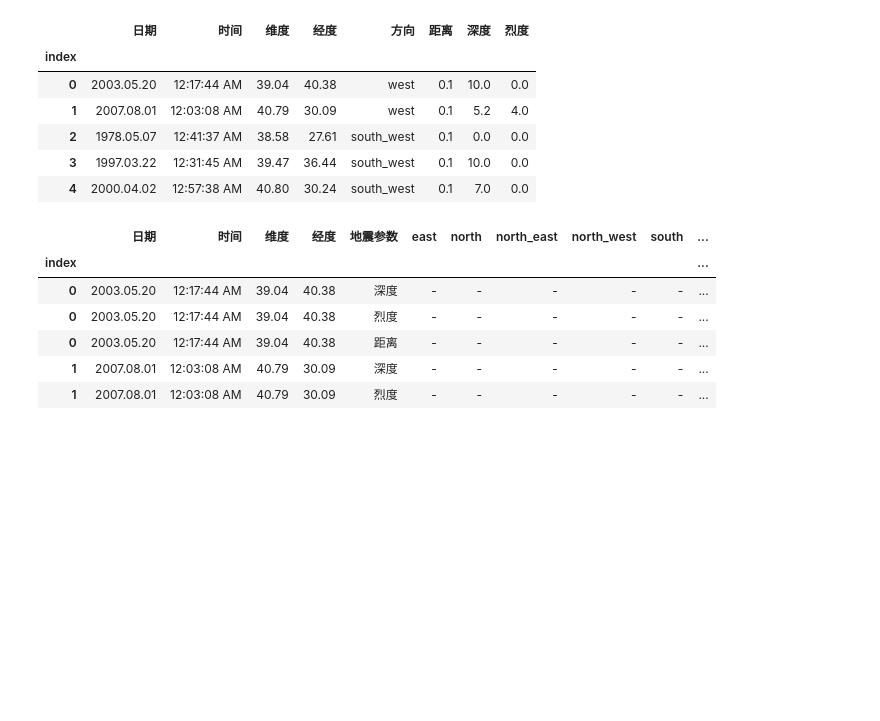
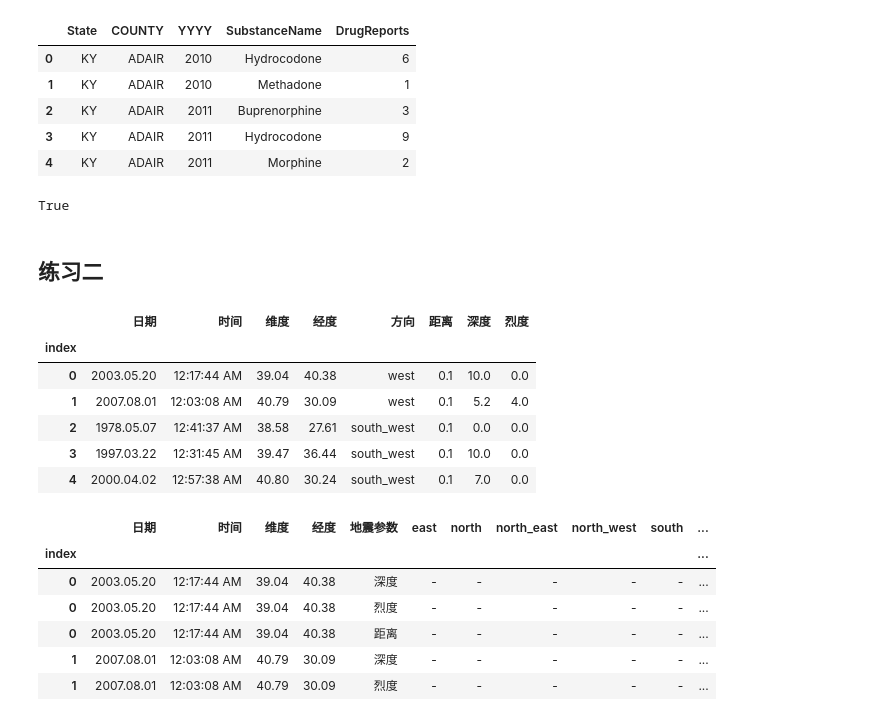
Before and after one commit to datawhalechina/joyful-pandas, a Jupyter notebook: 问题与练习参考答案.ipynb, the cells around one changed output. Saved outputs shown, nothing was run; the diff lists cells and outputs as text; code cells hidden in the pictures; blank space fills up the shorter version.

```diff
--- a/问题与练习参考解答.ipynb
+++ b/问题与练习参考答案.ipynb
@@ -4 +52,17 @@ import numpy as np
+# %%
+df_tidy = df.reset_index().sort_values(by=result2.columns[:4].tolist()).reset_index().drop(columns='index')
+df_tidy.head()
+# %% [output]
+|  | State | COUNTY | YYYY | SubstanceName | DrugReports |
+| 0 | KY | ADAIR | 2010 | Hydrocodone | 6 |
+| 1 | KY | ADAIR | 2010 | Methadone | 1 |
+| 2 | KY | ADAIR | 2011 | Buprenorphine | 3 |
+| 3 | KY | ADAIR | 2011 | Hydrocodone | 9 |
+| 4 | KY | ADAIR | 2011 | Morphine | 2 |
+# %%
+df_tidy.equals(result2)
+# %% [output]
+True
+# %% [markdown]
+## 练习二
 # %%
```
Also changed, not shown: parts of 7 cells of this notebook, 7 other files.
